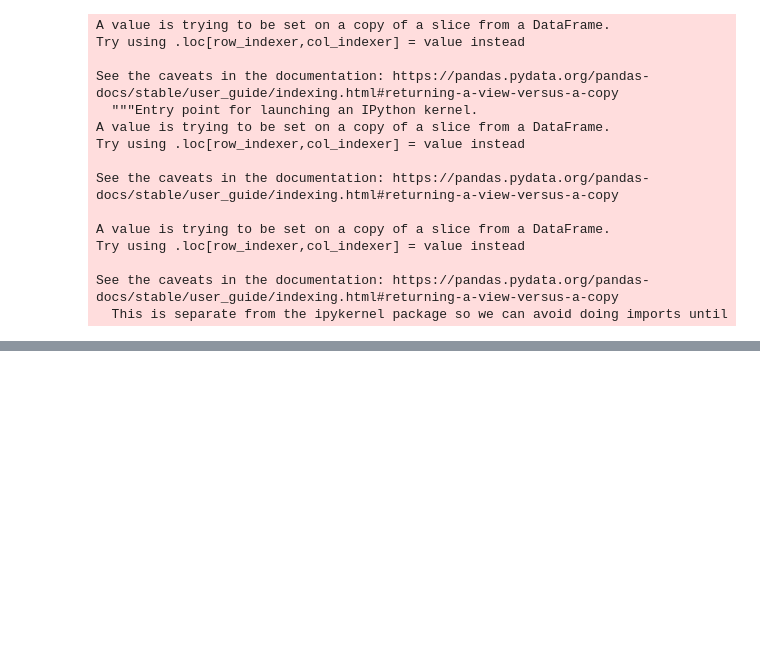
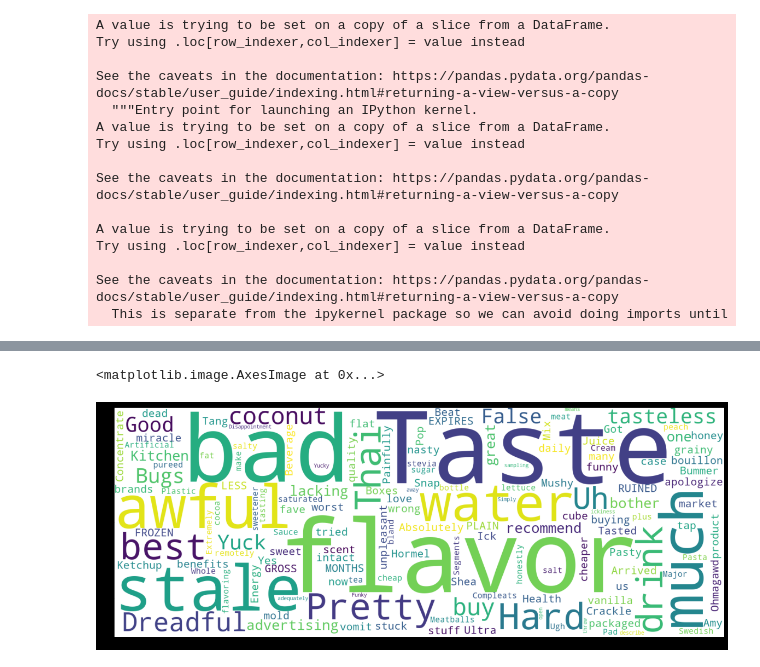
Before and after one commit to Jaise152/NLP, a Jupyter notebook: Data_Analysis_and_Visualization_of_Text_Dataset_using_Python.ipynb, the cells around one changed output, grey strips where cells are left out. Saved outputs shown, nothing was run; the diff lists cells and outputs as text; code cells hidden in the pictures; blank space fills up the shorter version.

```diff
--- a/Data_Analysis_and_Visualization_of_Text_Dataset_using_Python.ipynb
+++ b/Data_Analysis_and_Visualization_of_Text_Dataset_using_Python.ipynb
@@ -331,3 +329,5 @@ Try using .loc[row_indexer,col_indexer] = value instead
 
 See the caveats in the documentation: https://pandas.pydata.org/pandas-docs/stable/user_guide/indexing.html#returning-a-view-versus-a-copy
   This is separate from the ipykernel package so we can avoid doing imports until
+# %%
+df_user100_12["len of review"] = df_user100_12["Text"].apply(lambda x : len(x))
@@ -333,0 +374,7 @@ See the caveats in the documentation: https://pandas.pydata.org/pandas-docs/stab
+# %%
+WordCloud = WordCloud(background_color = "white", width = 1600, height = 600).generate(' '.join(df_user100_12['Summary'].tolist()))
+plt.figure(figsize = (20,10), facecolor= 'k')
+plt.imshow(WordCloud)
+# %% [output]
+<matplotlib.image.AxesImage at 0x...>
+[figure, added]
```
Also changed, not shown: parts of 10 cells of this notebook.
